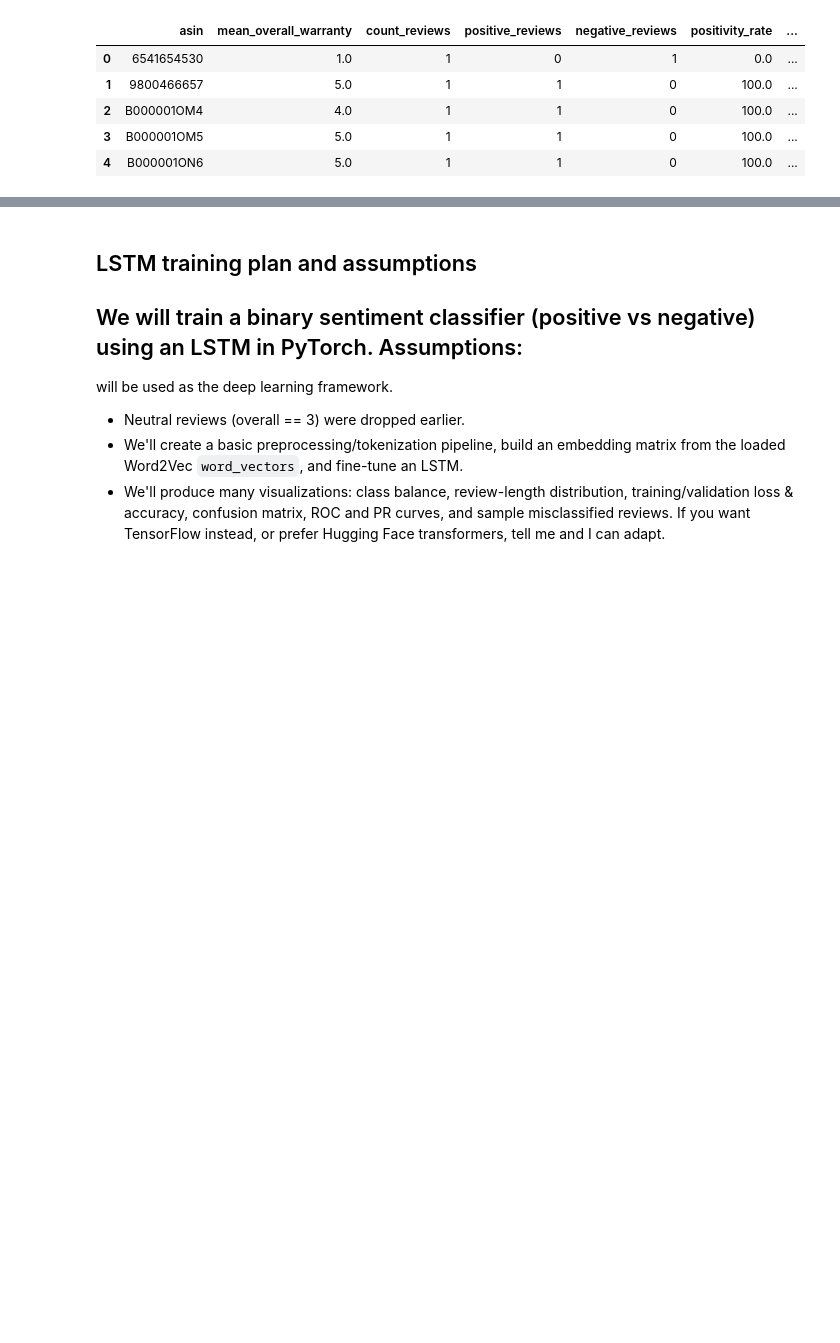
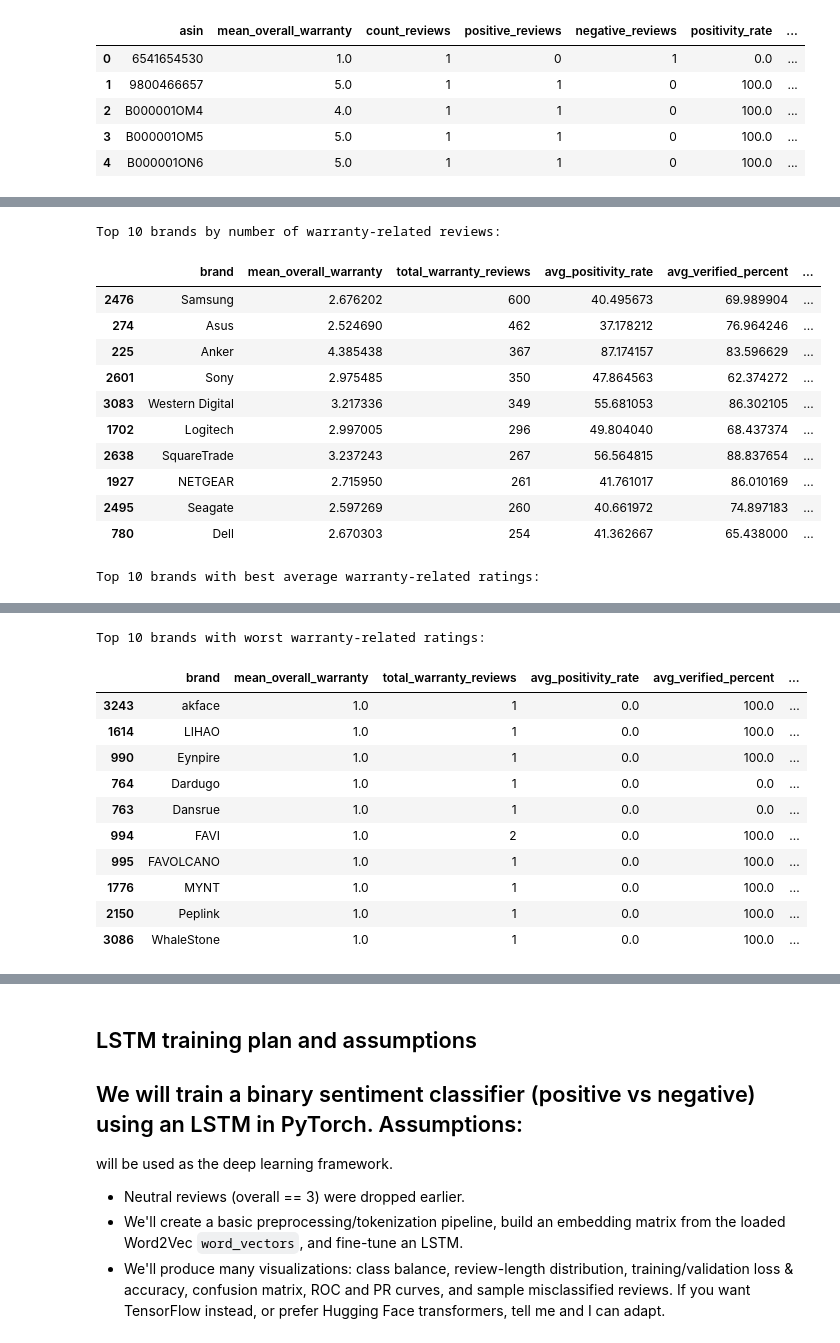
Before and after one commit to Hazhir2002/project2-ai-bootcamp, a Jupyter notebook: sentiment-analysis-of-comments.ipynb, the cells around one changed output, grey strips where cells are left out. Drawn from its saved outputs; the diff is of its cells as text; code cells hidden in the pictures; blank space fills up the shorter version.

```diff
--- a/sentiment-analysis-of-comments.ipynb
+++ b/sentiment-analysis-of-comments.ipynb
@@ -256,0 +316,40 @@ Saved warranty_product_summary_with_titles.csv
+# %%
+# --- Brand-Level Aggregation ---
+brand_summary = merged.groupby('brand').agg(
+    mean_overall_warranty=('mean_overall_warranty', 'mean'),
+    total_warranty_reviews=('count_reviews', 'sum'),
+    avg_positivity_rate=('positivity_rate', 'mean'),
+    avg_verified_percent=('percent_verified', 'mean'),
+    avg_helpful_votes=('mean_helpful_votes', 'mean')
+).reset_index()
+
+# Filter out empty or generic brand names
+brand_summary = brand_summary[brand_summary['brand'].notna() & (brand_summary['brand'].str.strip() != '')]
+
+# Sort and inspect top brands
+top_10_brands_by_reviews = brand_summary.sort_values('total_warranty_reviews', ascending=False).head(10)
+top_10_brands_by_rating = brand_summary.sort_values('mean_overall_warranty', ascending=False).head(10)
+top_10_brands_by_negativity = brand_summary.sort_values('mean_overall_warranty', ascending=True).head(10)
+
+print("Top 10 brands by number of warranty-related reviews:")
+display(top_10_brands_by_reviews)
+
+print("Top 10 brands with best average warranty-related ratings:")
+display(top_10_brands_by_rating)
+
+print("Top 10 brands with worst warranty-related ratings:")
+display(top_10_brands_by_negativity)
+# %% [output]
+Top 10 brands by number of warranty-related reviews:
+|  | brand | mean_overall_warranty | total_warranty_reviews | avg_positivity_rate | avg_verified_percent | ... |
+| 2476 | Samsung | 2.676202 | 600 | 40.495673 | 69.989904 | ... |
+| 274 | Asus | 2.524690 | 462 | 37.178212 | 76.964246 | ... |
+| 225 | Anker | 4.385438 | 367 | 87.174157 | 83.596629 | ... |
+| 2601 | Sony | 2.975485 | 350 | 47.864563 | 62.374272 | ... |
+| 3083 | Western Digital | 3.217336 | 349 | 55.681053 | 86.302105 | ... |
+| 1702 | Logitech | 2.997005 | 296 | 49.804040 | 68.437374 | ... |
+| 2638 | SquareTrade | 3.237243 | 267 | 56.564815 | 88.837654 | ... |
+| 1927 | NETGEAR | 2.715950 | 261 | 41.761017 | 86.010169 | ... |
+| 2495 | Seagate | 2.597269 | 260 | 40.661972 | 74.897183 | ... |
+| 780 | Dell | 2.670303 | 254 | 41.362667 | 65.438000 | ... |
+Top 10 brands with best average warranty-related ratings:
@@ -256,0 +367,12 @@ Saved warranty_product_summary_with_titles.csv
+Top 10 brands with worst warranty-related ratings:
+|  | brand | mean_overall_warranty | total_warranty_reviews | avg_positivity_rate | avg_verified_percent | ... |
+| 3243 | akface | 1.0 | 1 | 0.0 | 100.0 | ... |
+| 1614 | LIHAO | 1.0 | 1 | 0.0 | 100.0 | ... |
+| 990 | Eynpire | 1.0 | 1 | 0.0 | 100.0 | ... |
+| 764 | Dardugo | 1.0 | 1 | 0.0 | 0.0 | ... |
+| 763 | Dansrue | 1.0 | 1 | 0.0 | 0.0 | ... |
+| 994 | FAVI | 1.0 | 2 | 0.0 | 100.0 | ... |
+| 995 | FAVOLCANO | 1.0 | 1 | 0.0 | 100.0 | ... |
+| 1776 | MYNT | 1.0 | 1 | 0.0 | 100.0 | ... |
+| 2150 | Peplink | 1.0 | 1 | 0.0 | 100.0 | ... |
+| 3086 | WhaleStone | 1.0 | 1 | 0.0 | 100.0 | ... |
```
Also changed, not shown: parts of 4 cells of this notebook, 2 other files.
